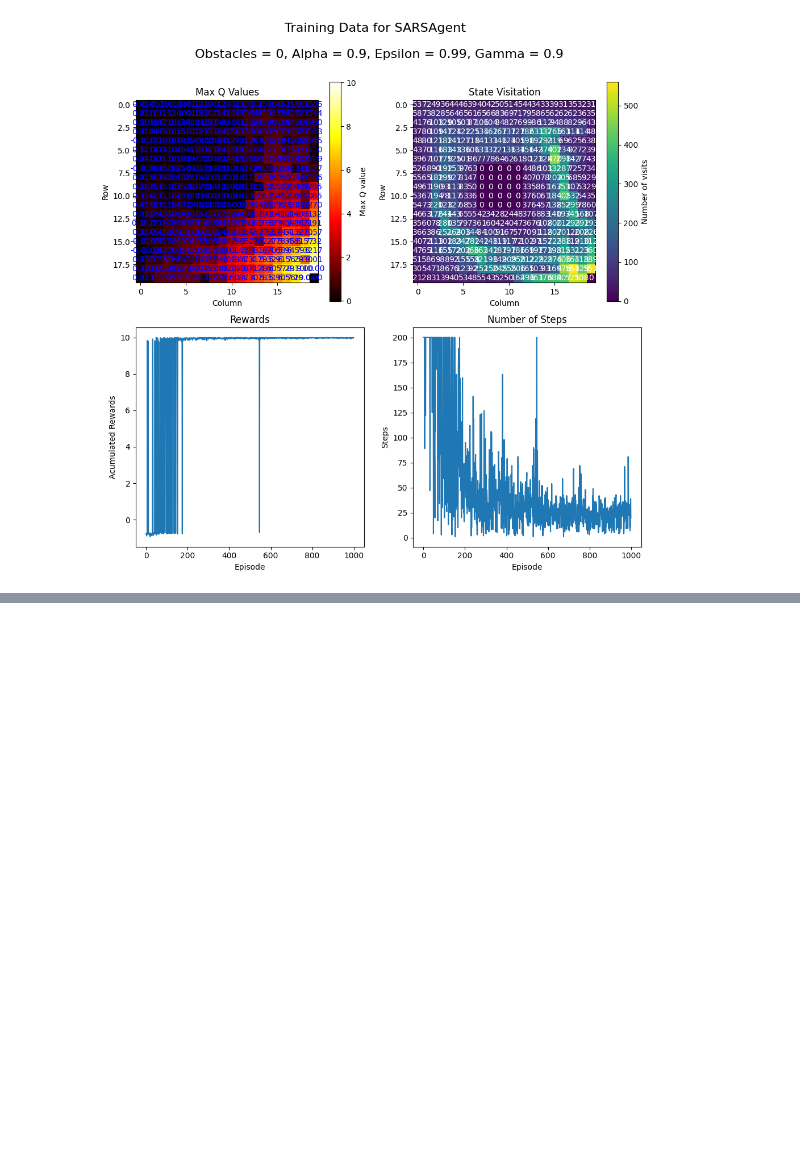
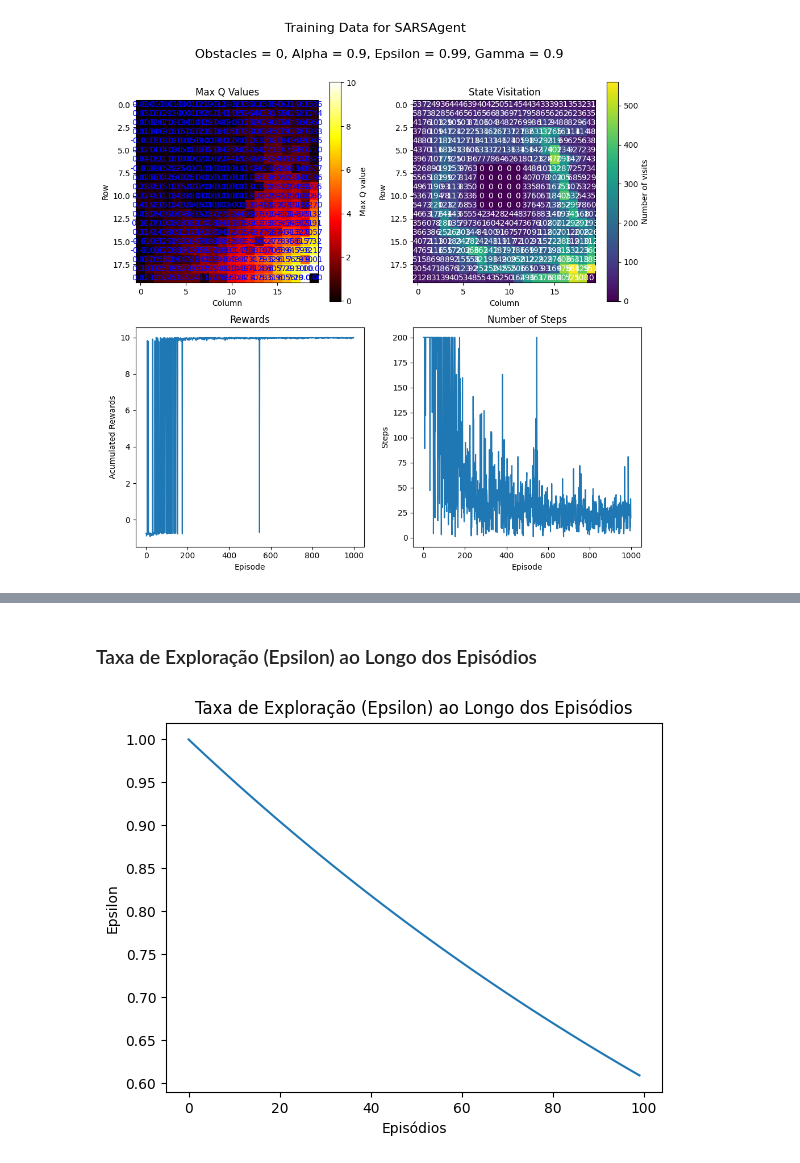
Before and after one commit to kozta/maze_game, a Jupyter notebook: beta.ipynb, the cells around one changed output, grey strips where cells are left out. Saved outputs shown, nothing was run; the diff lists cells and outputs as text; code cells hidden in the pictures; blank space fills up the shorter version.

```diff
--- a/beta.ipynb
+++ b/beta.ipynb
@@ -2758,0 +2666,10 @@ KeyboardInterrupt:
+# %% [markdown]
+### Taxa de Exploração (Epsilon) ao Longo dos Episódios
+# %%
+plt.plot(agent.exploration_rate)
+plt.title('Taxa de Exploração (Epsilon) ao Longo dos Episódios')
+plt.xlabel('Episódios')
+plt.ylabel('Epsilon')
+plt.show()
+# %% [output]
+[figure, added]
```
Also changed, not shown: parts of 18 cells of this notebook.
